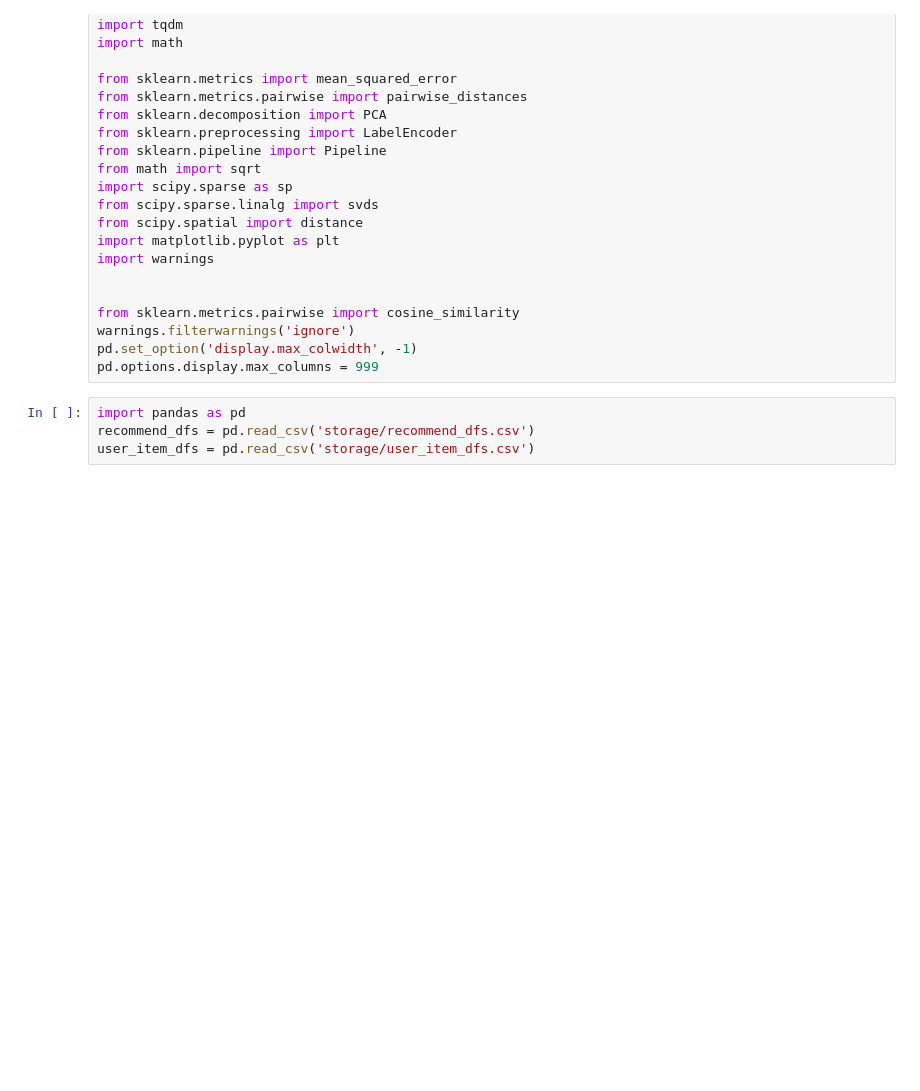
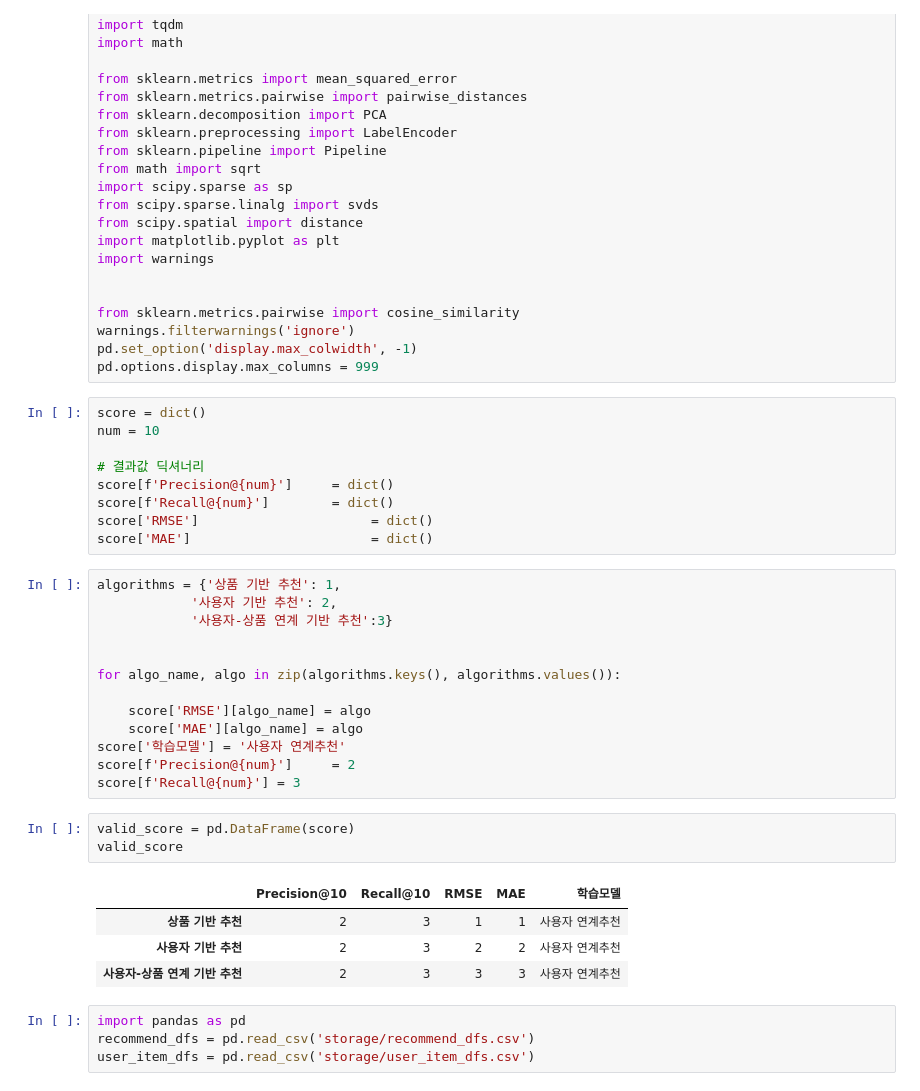
Before and after one commit to semi-zero/automl_personalize, a Jupyter notebook: automl_personalize.ipynb, the cells around one changed output. Saved outputs shown, nothing was run; the diff lists cells and outputs as text; blank space fills up the shorter version.

```diff
--- a/automl_personalize.ipynb
+++ b/automl_personalize.ipynb
@@ -25,6 +25,36 @@ from sklearn.metrics.pairwise import cosine_similarity
 warnings.filterwarnings('ignore')
 pd.set_option('display.max_colwidth', -1)
 pd.options.display.max_columns = 999
+# %%
+score = dict()
+num = 10
+
+# 결과값 딕셔너리
+score[f'Precision@{num}']     = dict()
+score[f'Recall@{num}']        = dict()
+score['RMSE']                      = dict()
+score['MAE']                       = dict()
+# %%
+algorithms = {'상품 기반 추천': 1,
+            '사용자 기반 추천': 2,
+            '사용자-상품 연계 기반 추천':3}
+
+
+for algo_name, algo in zip(algorithms.keys(), algorithms.values()):
+
+    score['RMSE'][algo_name] = algo
+    score['MAE'][algo_name] = algo
+score['학습모델'] = '사용자 연계추천'
+score[f'Precision@{num}']     = 2
+score[f'Recall@{num}'] = 3
+# %%
+valid_score = pd.DataFrame(score)
+valid_score
+# %% [output]
+|  | Precision@10 | Recall@10 | RMSE | MAE | 학습모델 |
+| 상품 기반 추천 | 2 | 3 | 1 | 1 | 사용자 연계추천 |
+| 사용자 기반 추천 | 2 | 3 | 2 | 2 | 사용자 연계추천 |
+| 사용자-상품 연계 기반 추천 | 2 | 3 | 3 | 3 | 사용자 연계추천 |
 # %%
 import pandas as pd
 recommend_dfs = pd.read_csv('storage/recommend_dfs.csv')
```
Also changed, not shown: 8 other files.
